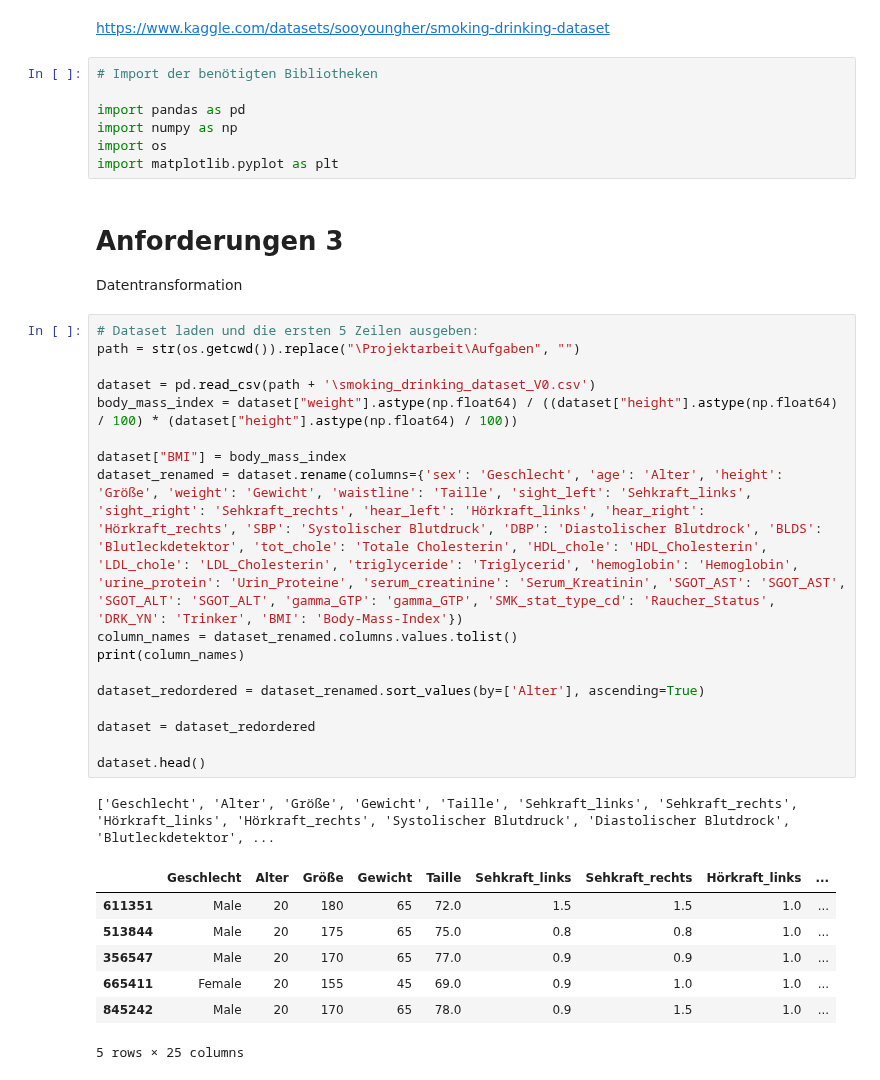
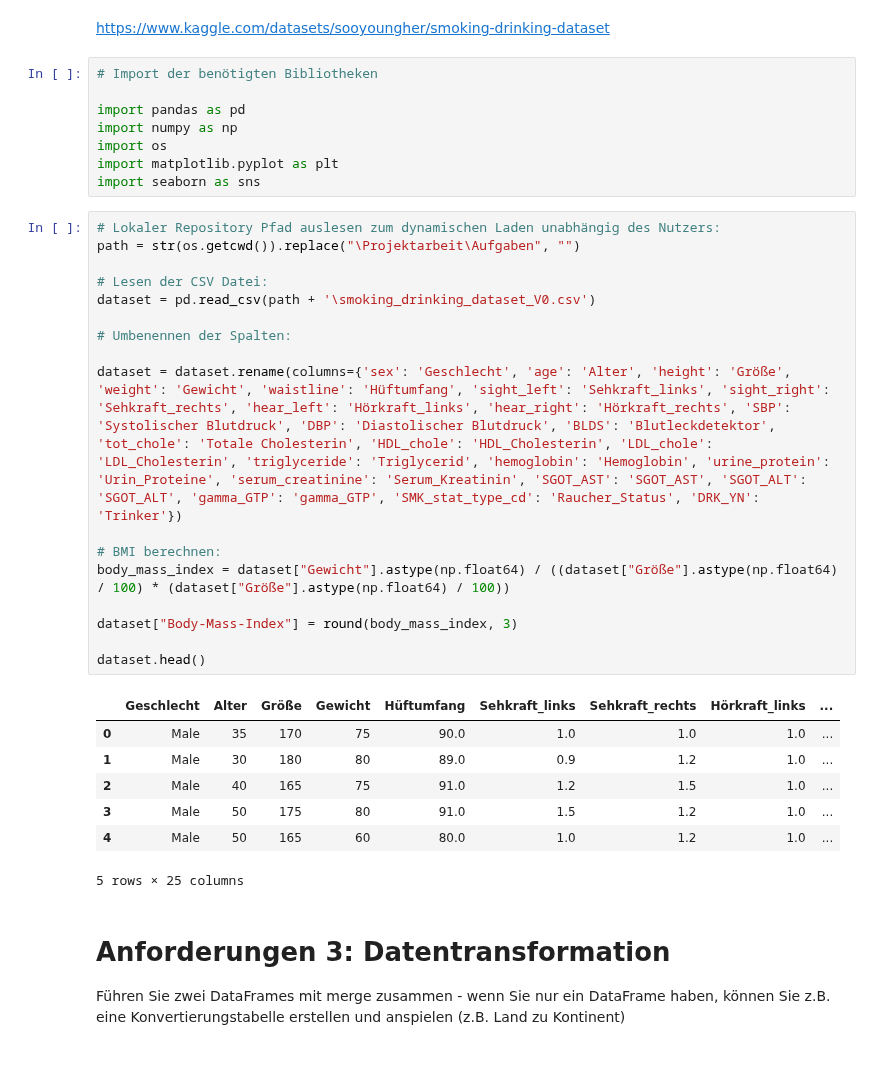
Before and after one commit to SebastianGrab/DataAnalyticsWS23-24, a Jupyter notebook: Projektarbeit/Aufgaben/Projektarbeit_A3.ipynb, the cells around one changed output. Saved outputs shown, nothing was run; the diff lists cells and outputs as text.

```diff
--- a/Projektarbeit/Aufgaben/Projektarbeit_A3.ipynb
+++ b/Projektarbeit/Aufgaben/Projektarbeit_A3.ipynb
@@ -9,36 +9,36 @@ import pandas as pd
 import numpy as np
 import os
 import matplotlib.pyplot as plt
+import seaborn as sns
-# %% [markdown]
-# Anforderungen 3
-
-Datentransformation
 # %%
-# Dataset laden und die ersten 5 Zeilen ausgeben:
+# Lokaler Repository Pfad auslesen zum dynamischen Laden unabhängig des Nutzers:
 path = str(os.getcwd()).replace("\Projektarbeit\Aufgaben", "")
 
+# Lesen der CSV Datei:
 dataset = pd.read_csv(path + '\smoking_drinking_dataset_V0.csv')
-body_mass_index = dataset["weight"].astype(np.float64) / ((dataset["height"].astype(np.float64) / 100) * (dataset["height"].astype(np.float64) / 100))
 
-dataset["BMI"] = body_mass_index
-dataset_renamed = dataset.rename(columns={'sex': 'Geschlecht', 'age': 'Alter', 'height': 'Größe', 'weight': 'Gewicht', 'waistline': 'Taille', 'sight_left': 'Sehkraft_links', 'sight_right': 'Sehkraft_rechts', 'hear_left': 'Hörkraft_links', 'hear_right': 'Hörkraft_rechts', 'SBP': 'Systolischer Blutdruck', 'DBP': 'Diastolischer Blutdrock', 'BLDS': 'Blutleckdetektor', 'tot_chole': 'Totale Cholesterin', 'HDL_chole': 'HDL_Cholesterin', 'LDL_chole': 'LDL_Cholesterin', 'triglyceride': 'Triglycerid', 'hemoglobin': 'Hemoglobin', 'urine_protein': 'Urin_Proteine', 'serum_creatinine': 'Serum_Kreatinin', 'SGOT_AST': 'SGOT_AST', 'SGOT_ALT': 'SGOT_ALT', 'gamma_GTP': 'gamma_GTP', 'SMK_stat_type_cd': 'Raucher_Status', 'DRK_YN': 'Trinker', 'BMI': 'Body-Mass-Index'})
-column_names = dataset_renamed.columns.values.tolist()
-print(column_names)
+# Umbenennen der Spalten:
 
-dataset_redordered = dataset_renamed.sort_values(by=['Alter'], ascending=True)
+dataset = dataset.rename(columns={'sex': 'Geschlecht', 'age': 'Alter', 'height': 'Größe', 'weight': 'Gewicht', 'waistline': 'Hüftumfang', 'sight_left': 'Sehkraft_links', 'sight_right': 'Sehkraft_rechts', 'hear_left': 'Hörkraft_links', 'hear_right': 'Hörkraft_rechts', 'SBP': 'Systolischer Blutdruck', 'DBP': 'Diastolischer Blutdruck', 'BLDS': 'Blutleckdetektor', 'tot_chole': 'Totale Cholesterin', 'HDL_chole': 'HDL_Cholesterin', 'LDL_chole': 'LDL_Cholesterin', 'triglyceride': 'Triglycerid', 'hemoglobin': 'Hemoglobin', 'urine_protein': 'Urin_Proteine', 'serum_creatinine': 'Serum_Kreatinin', 'SGOT_AST': 'SGOT_AST', 'SGOT_ALT': 'SGOT_ALT', 'gamma_GTP': 'gamma_GTP', 'SMK_stat_type_cd': 'Raucher_Status', 'DRK_YN': 'Trinker'})
 
-dataset = dataset_redordered
+# BMI berechnen:
+body_mass_index = dataset["Gewicht"].astype(np.float64) / ((dataset["Größe"].astype(np.float64) / 100) * (dataset["Größe"].astype(np.float64) / 100))
+
+dataset["Body-Mass-Index"] = round(body_mass_index, 3)
 
 dataset.head()
 # %% [output]
+|  | Geschlecht | Alter | Größe | Gewicht | Hüftumfang | Sehkraft_links | Sehkraft_rechts | Hörkraft_links | ... |
+| 0 | Male | 35 | 170 | 75 | 90.0 | 1.0 | 1.0 | 1.0 | ... |
+| 1 | Male | 30 | 180 | 80 | 89.0 | 0.9 | 1.2 | 1.0 | ... |
+| 2 | Male | 40 | 165 | 75 | 91.0 | 1.2 | 1.5 | 1.0 | ... |
+| 3 | Male | 50 | 175 | 80 | 91.0 | 1.5 | 1.2 | 1.0 | ... |
+| 4 | Male | 50 | 165 | 60 | 80.0 | 1.0 | 1.2 | 1.0 | ... |
-['Geschlecht', 'Alter', 'Größe', 'Gewicht', 'Taille', 'Sehkraft_links', 'Sehkraft_rechts', 'Hörkraft_links', 'Hörkraft_rechts', 'Systolischer Blutdruck', 'Diastolischer Blutdrock', 'Blutleckdetektor', ...
+5 rows × 25 columns
-|  | Geschlecht | Alter | Größe | Gewicht | Taille | Sehkraft_links | Sehkraft_rechts | Hörkraft_links | ... |
-| 611351 | Male | 20 | 180 | 65 | 72.0 | 1.5 | 1.5 | 1.0 | ... |
-| 513844 | Male | 20 | 175 | 65 | 75.0 | 0.8 | 0.8 | 1.0 | ... |
-| 356547 | Male | 20 | 170 | 65 | 77.0 | 0.9 | 0.9 | 1.0 | ... |
-| 665411 | Female | 20 | 155 | 45 | 69.0 | 0.9 | 1.0 | 1.0 | ... |
-| 845242 | Male | 20 | 170 | 65 | 78.0 | 0.9 | 1.5 | 1.0 | ... |
-5 rows × 25 columns
+# %% [markdown]
+# Anforderungen 3: Datentransformation
+
+Führen Sie zwei DataFrames mit merge zusammen - wenn Sie nur ein DataFrame haben, können Sie z.B. eine Konvertierungstabelle erstellen und anspielen (z.B. Land zu Kontinent)
 # %%
 # Merge Operation:
 
```
Also changed, not shown: parts of 8 cells of this notebook, 5 other files.
